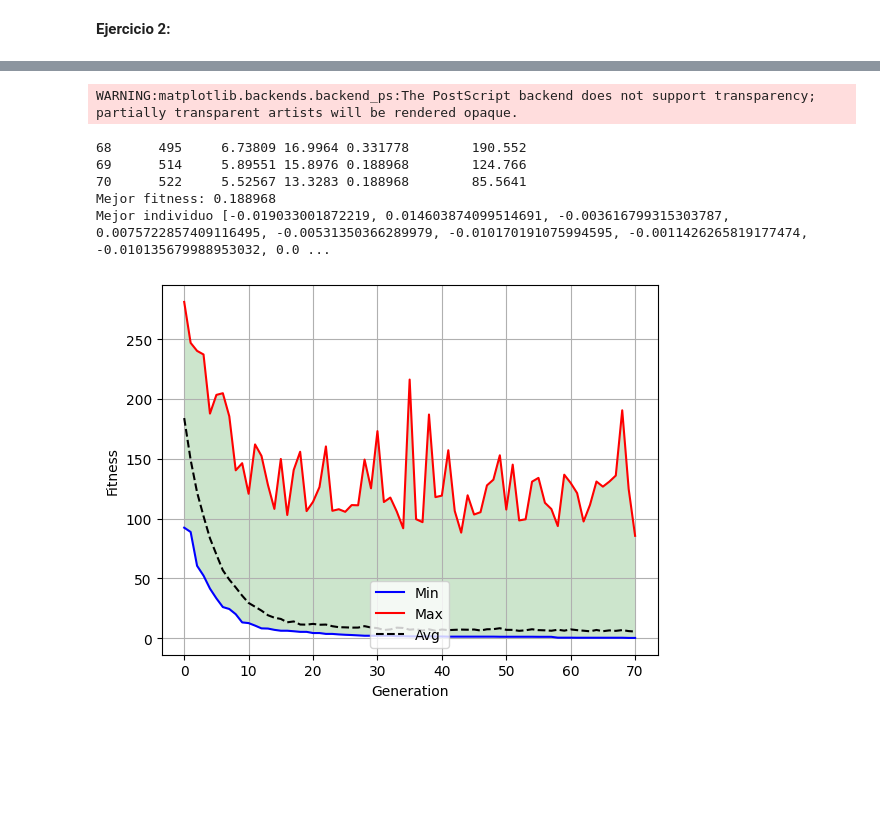
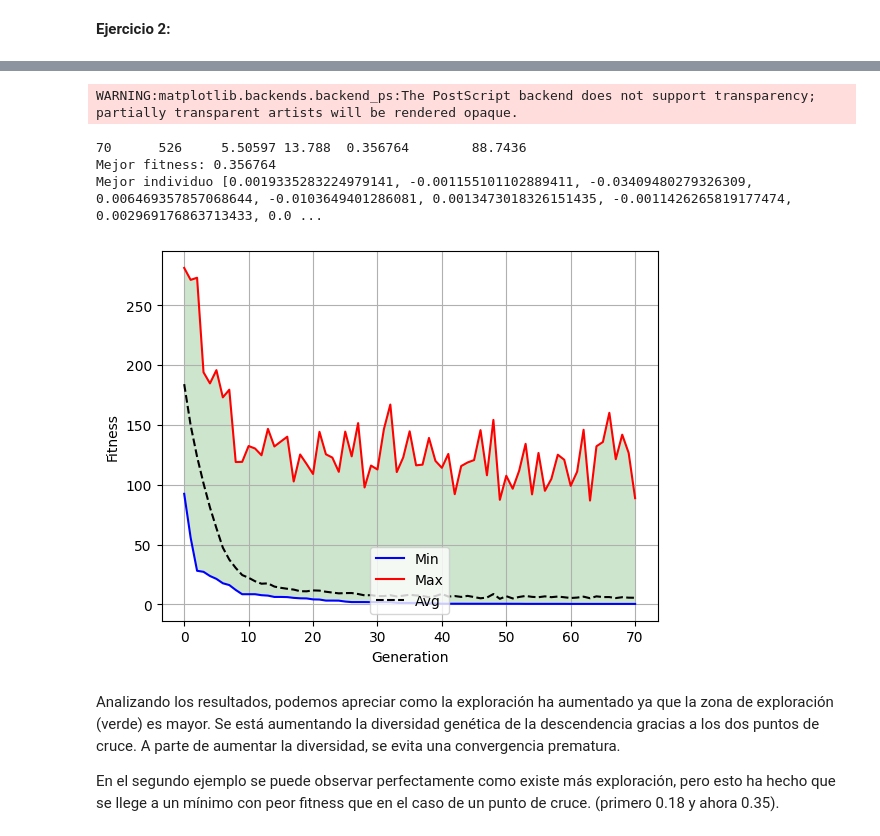
Before and after one commit to GallardoCarmen/APRENDIZAJE_AUTOMATICO_23_24, a Jupyter notebook: P4Grupo1.ipynb, the cells around one changed output, grey strips where cells are left out. Drawn from its saved outputs; the diff is of its cells as text; code cells hidden in the pictures; blank space fills up the shorter version.

```diff
--- a/P4Grupo1.ipynb
+++ b/P4Grupo1.ipynb
@@ -635,53 +602,43 @@ Mejor individuo [-0.012571772511271905, 1.608431716118325]
 # %% [markdown]
 **Ejercicio 2:**
 # %%
-# Crear una caja de herramientas
-toolbox = base.Toolbox()
+ # Creamos los objetos para definir el problema y el tipo de individuo
+creator.create("FitnessMin", base.Fitness, weights=(-1.0,))
+creator.create("Individual", list, fitness=creator.FitnessMin)
+toolbox22 = base.Toolbox()
 
-# Creamos los objetos para definir el problema y el tipo de individuo
-creator.create("FitnessMax", base.Fitness, weights=(1.0,))
-creator.create("Individual", list, fitness=creator.FitnessMax)
-toolbox = base.Toolbox()
+# Generación de genes en el rango deseado
+toolbox22.register("attr_float", random.uniform, -5.12, 5.12)
 
-toolbox.register("attr_uniform", random.uniform, -5, 5)
-# Probamos y vemos que generamos un número leatorio entre -100 y 100 distinto cada vez
-toolbox.attr_uniform()
 
 # Generación de inviduos y población
-# Cada individuo tendrá dos genes, ya que la función "attr_uniform" se repetirá dos veces
+toolbox22.register("individual", tools.initRepeat, creator.Individual,
+                 toolbox22.attr_float, n = 10)
 
-toolbox.register("individual", tools.initRepeat, creator.Individual,
-                 toolbox.attr_uniform, 2)
 # Ejemplo de la generación de un individuo aleatorio
-individuo = toolbox.individual()
+individuo = toolbox22.individual()
 individuo
 
-# La población tendrá 50 individuos, ya que el último argumento es 50
-toolbox.register("population", tools.initRepeat, list,
-                 toolbox.individual, 640)
+# Comenzamos probando con una población de 640 individuos, aunque se puede aumentar
+# o disminuir para mejorar el rendimiento de la función
+toolbox22.register("population", tools.initRepeat, list,
+                 toolbox22.individual, 640)
 
 # Recordar que individuo es una lista que tiene un atributo fitness
 # donde se almacena la calidad del mismo, que al principio será
 # vacío, porque aun no ha sido evaluado
 individuo.fitness.values
 
-# Ejemplo de creación de una población. Se ve que es
-# una lista de 32 listas (una por cada individuo)
-poblacion = toolbox.population()
-print(poblacion)
-len(poblacion)
-
-
 # Registro de operaciones genéticas
 # Calcula el valor de aptitud de un individuo.
-toolbox2.register("evaluate", rastrigin_function)
+toolbox22.register("evaluate", rastrigin_function)
 # Apareamiento = mate, realiza un cruce de un punto entre dos individuos
-toolbox.register("mate", tools.cxTwoPoint)
+toolbox22.register("mate", tools.cxTwoPoint)
 # Añade un valor de una distribución gaussiana a cada gen del individuo, guarda la media, la desviación y la probabilidad de mutación
-toolbox2.register("mutate", tools.mutGaussian, mu=0,
+toolbox22.register("mutate", tools.mutGaussian, mu=0,
                  sigma= 3, indpb=0.1)
 # Varios individuos compiten entre sí y se selecciona el mejor de ellos. El parámetro 'tournsize' controla el tamaño del torneo
-toolbox2.register("select", tools.selTournament, tournsize=5)
+toolbox22.register("select", tools.selTournament, tournsize=5)
 
 def mainF22():
     # Definimos la semilla del generador de números aleatorios
@@ -695,7 +652,7 @@ def mainF22():
     # Los valores son de prueba para obtener unos resultados preeliminares
     CXPB, MUTPB, NGEN = 0.7, 0.3, 70
     #Generamos la Población Inicial
-    pop = toolbox2.population()
+    pop = toolbox22.population()
 
     # Definimos el objeto hof que almacenará el mejor individuo
     # encontrado a lo largo de las generaciones del Algoritmo G.
@@ -732,17 +689,16 @@ def mainF22():
     poblacion_anterior = None
     diferencia_mejor_fitness = 0
 
-    pop, logbook = algorithms.eaSimple(pop, toolbox2, cxpb=CXPB,
+    pop, logbook = algorithms.eaSimple(pop, toolbox22, cxpb=CXPB,
                                         mutpb=MUTPB, ngen=NGEN, stats=stats,
                                         halloffame=hof, verbose=True)
 
     # Devolvemos el HallOfFame y el registro de evolución
     return hof, logbook
 
-best, log = mainF22()
-print("Mejor fitness: %f" %best[0].fitness.values)
-print("Mejor individuo %s" %best[0])
 
-
-plot_evolucion(log)
+best22, log22 = mainF22()
+print("Mejor fitness: %f" %best22[0].fitness.values)
+print("Mejor individuo %s" %best22[0])
+plot_evolucion(log22)
 # %% [output]
@@ -766,7 +722,9 @@ gen     nevals  avg     std     min     max
 WARNING:matplotlib.backends.backend_ps:The PostScript backend does not support transparency; partially transparent artists will be rendered opaque.
-68      495     6.73809 16.9964 0.331778        190.552
-69      514     5.89551 15.8976 0.188968        124.766
-70      522     5.52567 13.3283 0.188968        85.5641
-Mejor fitness: 0.188968
-Mejor individuo [-0.019033001872219, 0.014603874099514691, -0.003616799315303787, 0.0075722857409116495, -0.00531350366289979, -0.010170191075994595, -0.0011426265819177474, -0.010135679988953032, 0.0 ...
+70      526     5.50597 13.788  0.356764        88.7436
+Mejor fitness: 0.356764
+Mejor individuo [0.0019335283224979141, -0.001155101102889411, -0.03409480279326309, 0.006469357857068644, -0.0103649401286081, 0.0013473018326151435, -0.0011426265819177474, 0.002969176863713433, 0.0 ...
-[figure, old version]
+[figure, new version]
+# %% [markdown]
+Analizando los resultados, podemos apreciar como la exploración ha aumentado ya que la zona de exploración (verde) es mayor. Se está aumentando la diversidad genética de la descendencia gracias a los dos puntos de cruce. A parte de aumentar la diversidad, se evita una convergencia prematura.
+
+En el segundo ejemplo se puede observar perfectamente como existe más exploración, pero esto ha hecho que se llege a un mínimo con peor fitness que en el caso de un punto de cruce. (primero 0.18 y ahora 0.35).
```
Also changed, not shown: parts of 55 cells of this notebook.
